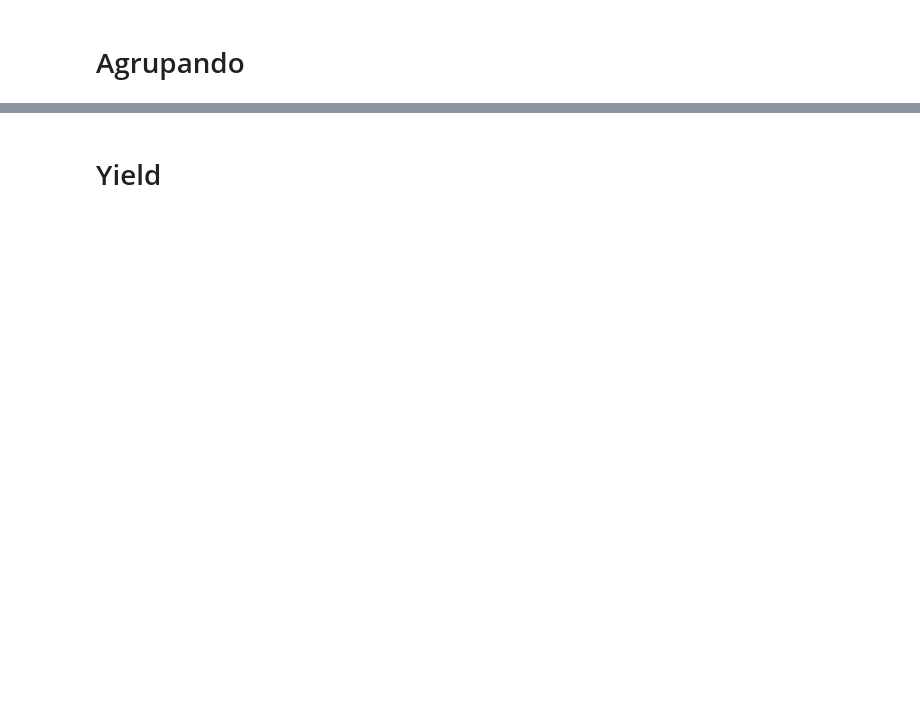
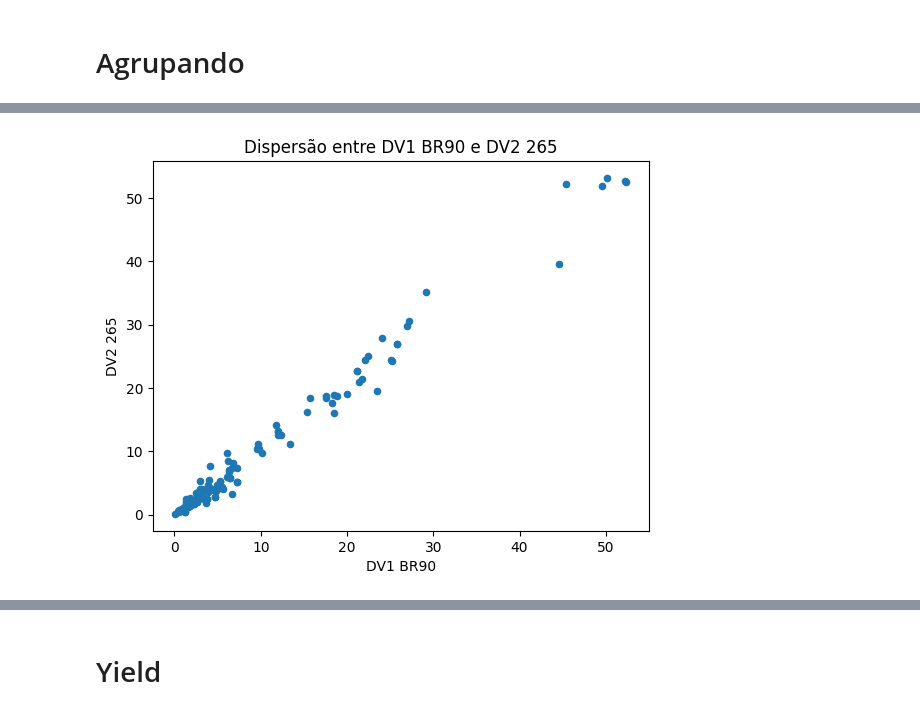
Before and after one commit to Laboratorio-de-Analise-de-Dados/disciplina_python_basico, a Jupyter notebook: dev/script/aulas/práticas/06-Pandas.ipynb, the cells around one changed output, grey strips where cells are left out. Saved outputs shown, nothing was run; the diff lists cells and outputs as text; code cells hidden in the pictures; blank space fills up the shorter version.

```diff
--- a/dev/script/aulas/práticas/06-Pandas.ipynb
+++ b/dev/script/aulas/práticas/06-Pandas.ipynb
@@ -71,2 +346,4 @@ True
 # %%
 # Instanciando o DataFrame a partir do arquivo CSV
+df_variaveis = pd.read_csv('./data/data_variable_edit.csv')
+df_variaveis.shape
@@ -209,0 +1135,9 @@ True
+# %%
+# Plotando a dispersão entre as colunas numéricas do DataFrame utilizando o matplotlib e colorindo os pontos de acordo com a coluna 'Treatment'
+df_variaveis.plot.scatter(x=df_variaveis.columns[1], y=df_variaveis.columns[2])
+plt.title(f'Dispersão entre {df_variaveis.columns[1]} e {df_variaveis.columns[2]}')
+plt.xlabel(df_variaveis.columns[1])
+plt.ylabel(df_variaveis.columns[2])
+plt.show()
+# %% [output]
+[figure, added]
```
Also changed, not shown: parts of 135 cells of this notebook, 5 other files.
